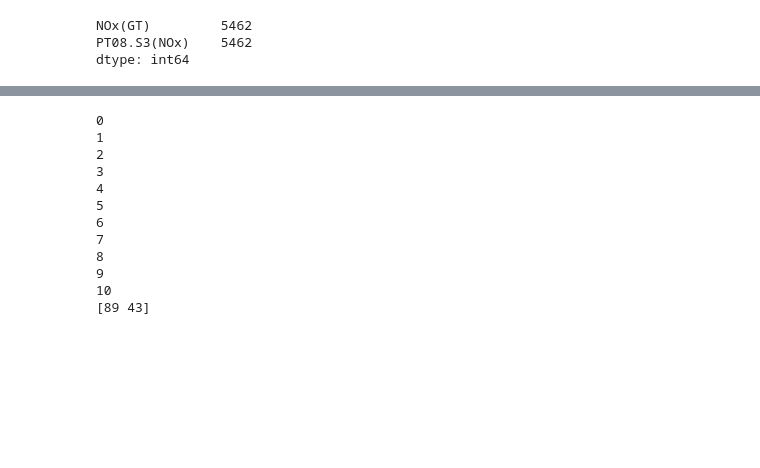
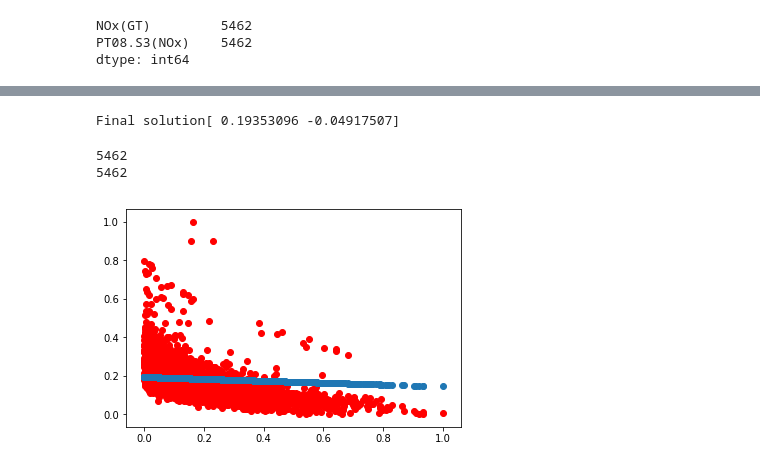
Before and after one commit to pietromercati/intro_to_machine_learning, a Jupyter notebook: 1_linear_regression.ipynb, the cells around one changed output, grey strips where cells are left out. Drawn from its saved outputs; the diff is of its cells as text; code cells hidden in the pictures; blank space fills up the shorter version.

```diff
--- a/1_linear_regression.ipynb
+++ b/1_linear_regression.ipynb
@@ -126,11 +140,13 @@ dtype: int64
 # %%
-# display data set after pruning
-scatter_plot(df_train_prune, ['NOx(GT)','PT08.S3(NOx)'])
+# Make X and Y
 
-X = np.array(df_train_prune['NOx(GT)'])
+X = np.array(np_scaled[:,0])
 X = np.array(np.concatenate([[np.ones(np.size(X))], [X]]))
 X = np.transpose(X)
 
-Y = np.array(df_train_prune['PT08.S3(NOx)'])
+Y = np.array(np_scaled[:,1])
 Y = np.transpose(Y)
+
+print(X.size)
+print(Y.size)
 # %% [output]
@@ -204,6 +216,6 @@ def compute_der_cost(X, Y, theta, d):
     return der_cost
 # %%
-def gradient_descent(X, Y, theta_init, rate=0.0001, count_max=10):
+def gradient_descent(X, Y, theta_init, rate=0.01, count_max=1000, verbose=False):
     stop = 0
     count = 0
     m = len(theta_init)
@@ -211,12 +223,14 @@ def gradient_descent(X, Y, theta_init, rate=0.0001, count_max=10):
     theta_temp = np.zeros(np.size(theta_init))
 
     while (stop == 0):
-        print(count)
         if (count == 0):
             theta = theta_init
 
         for d in range(m):
-            theta_temp[d] = theta[d] - rate*compute_der_cost(X, Y, theta, d)
+            der_cost = compute_der_cost(X, Y, theta, d)
+            theta_temp[d] = theta[d] - rate*der_cost
+            #print(type(theta))
+            #print(theta_temp)
         for d in range(m):
             theta[d] = theta_temp[d]
 
@@ -225,24 +239,34 @@ def gradient_descent(X, Y, theta_init, rate=0.0001, count_max=10):
         if (count > count_max-1):
             stop = 1
         count = count + 1
+        if verbose is True:
+            print("Gradient descent iteration #" + str(count) + "   theta = " + str(theta))
+
 
     cost = np.array(cost)
     return theta, cost
-
-
-theta = np.array([100, 100])
-theta, cost = gradient_descent(X, Y, theta)
-print(theta)
-# %% [output]
-0
-1
-2
-3
-4
-5
-6
-7
-8
-9
-10
-[89 43]
+# %%
+# Let's find the best theta !
+
+theta = np.array([0.0, 0.0])
+theta, cost = gradient_descent(X, Y, theta)
+print("Final solution" + str(theta))
+#print(cost)
+# %% [output]
+Final solution[ 0.19353096 -0.04917507]
+# %%
+Y_predicted = np.array([linear_hypothesis(x, theta) for x in X])
+
+print(X[:,1].size)
+print(Y_predicted.size)
+# %% [output]
+5462
+5462
+# %%
+# display data set after pruning
+plt.scatter(X[:,1], Y, c='r')
+plt.scatter(X[:,1], Y_predicted)
+
+plt.show()
+# %% [output]
+[figure, added]
```
Also changed, not shown: parts of 7 cells of this notebook.
